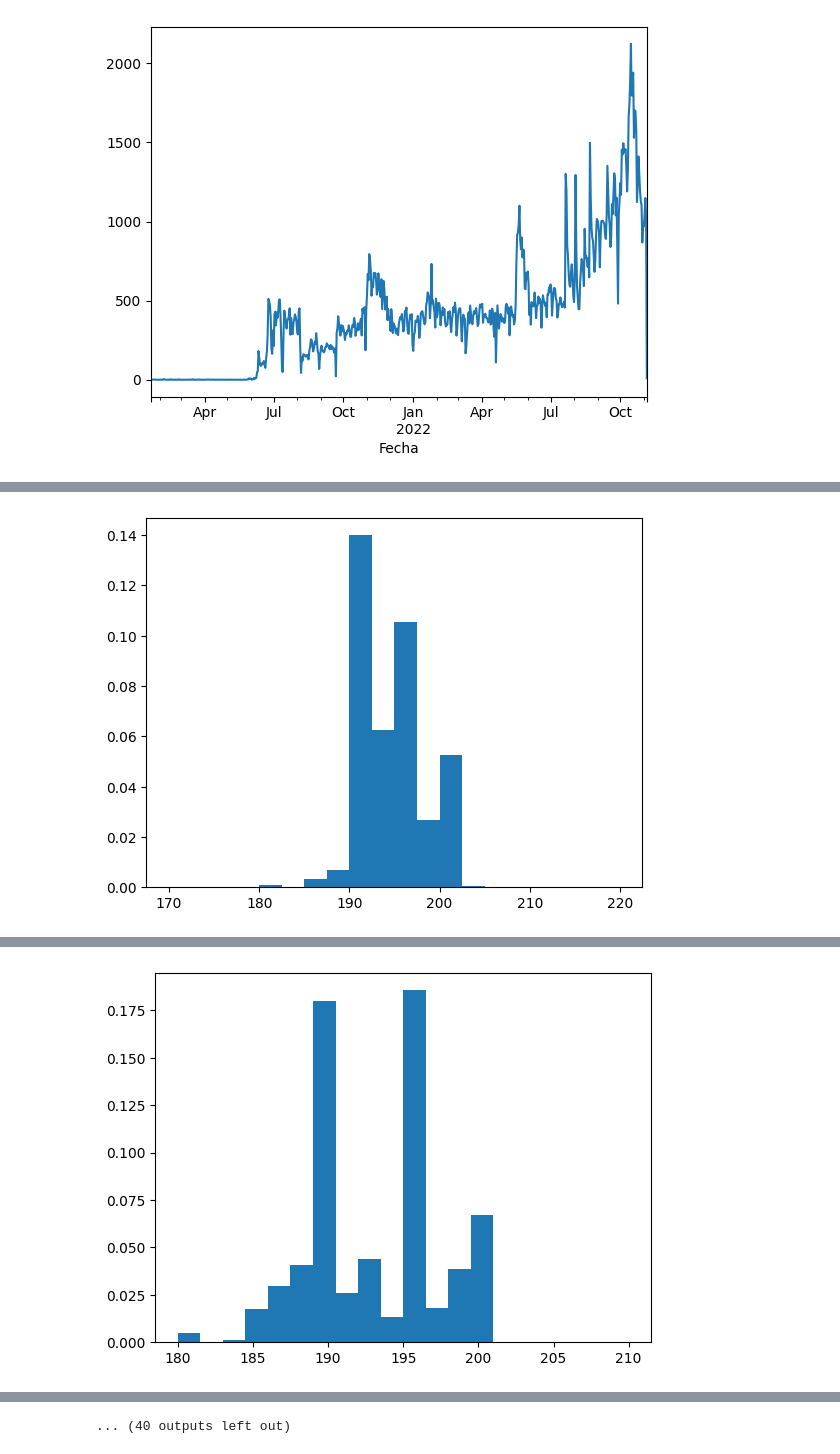
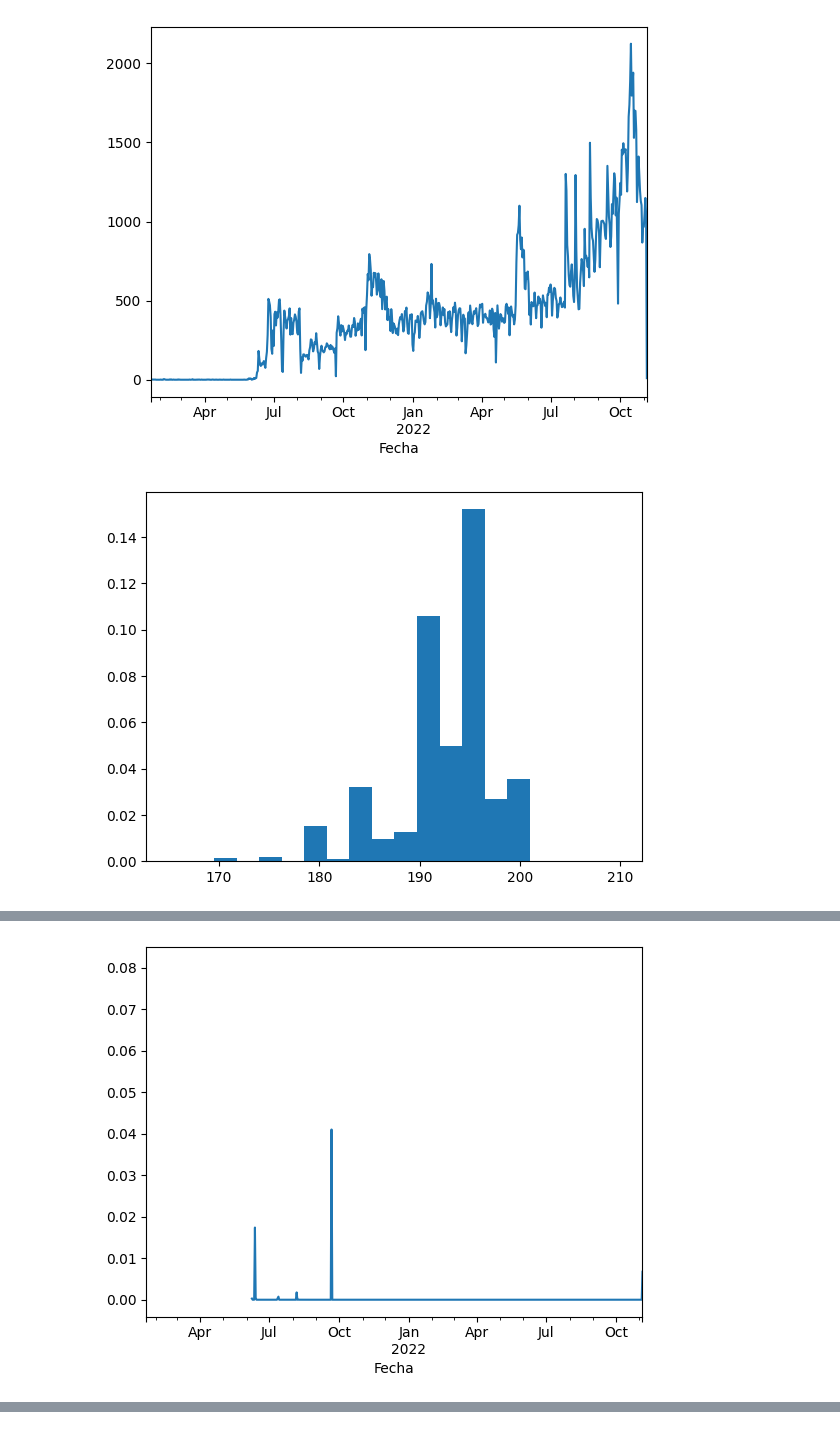
Before and after one commit to Datalis/tasa-jupyter, a Jupyter notebook: anomaly_detection.ipynb, the cells around one changed output, grey strips where cells are left out. Saved outputs shown, nothing was run; the diff lists cells and outputs as text; code cells hidden in the pictures.

```diff
--- a/anomaly_detection.ipynb
+++ b/anomaly_detection.ipynb
@@ -160,23 +160,24 @@ part.loc['MLC'].Oferta.plot()
 [figure]
 # %%
 from scipy.stats import shapiro
-i = 1500
+
+
+i = 2300
 def detecting_normality(ti):
     if ti.values.shape[0] < 10:
         return np.NaN
 
     lower_iqd, upper_iqd = get_lower_upper_bond_std(ti.values)
 
     new_ti = ti[(ti>=lower_iqd) & (ti<=upper_iqd)]
 
     if new_ti.shape[0] >= i:
-        print(ti)
         plt.hist(new_ti, bins=20, density=True)
-        print(new_ti.shape)
         plt.show()
 
     return shapiro(new_ti).pvalue
 
-
 pvalue = df.groupby('Moneda').resample('d').agg({'Oferta':detecting_normality})
+pvalue.loc['MLC'].Oferta.plot()
 # %% [output]
+[figure, new version]
@@ -197 +184,0 @@ Name: MLC, Length: 1662, dtype: float64
-[figure, old version]
@@ -212 +185 @@ Name: MLC, Length: 1737, dtype: float64
-[figure, old version]
+[figure, new version]
@@ -273 +185,0 @@ Name: MLC, Length: 1863, dtype: float64
-... (40 outputs left out)
```
Also changed, not shown: parts of 3 cells of this notebook, 1 other file.
